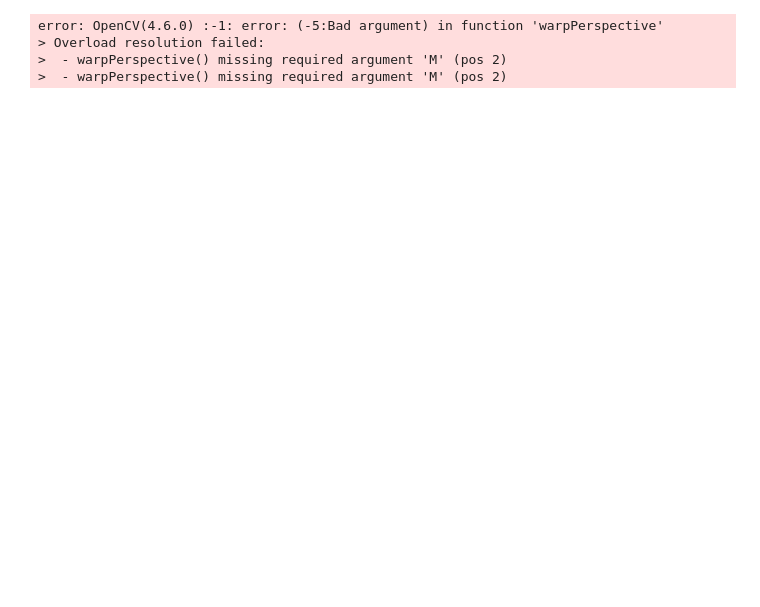
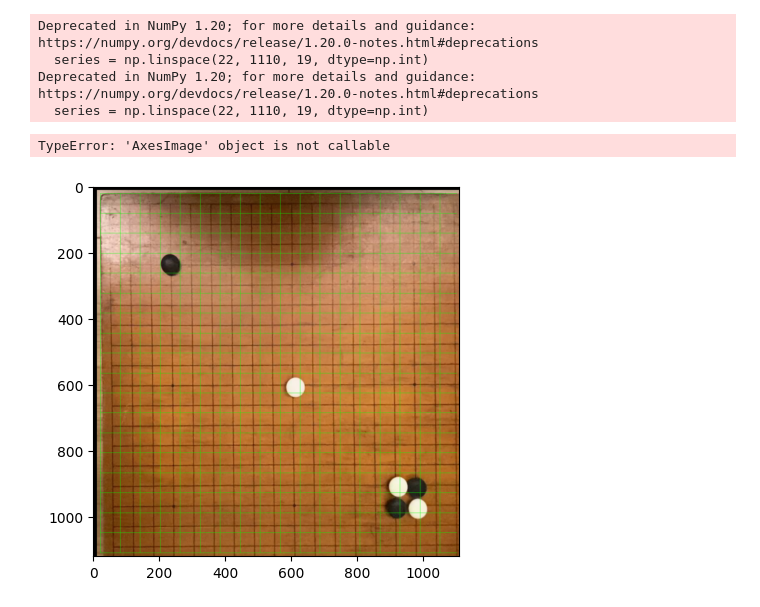
Before and after one commit to Howeng98/go_game_extension, a Jupyter notebook: test.ipynb, the cells around one changed output. Drawn from its saved outputs; the diff is of its cells as text; code cells hidden in the pictures; blank space fills up the shorter version.

```diff
--- a/test.ipynb
+++ b/test.ipynb
@@ -104,27 +47,27 @@ ys = circles[0,:,1] # 所有棋子的y坐标
 xs.sort()
 ys.sort()
 k = 1
-while xs[k]-xs[:k].mean() < 15:
+while xs[k]-xs[:k].mean() < 16:
 	k += 1
 
 x_min = int(round(xs[:k].mean()))
 k = 1
-while ys[k]-ys[:k].mean() < 15:
+while ys[k]-ys[:k].mean() < 16:
 	k += 1
 
 y_min = int(round(ys[:k].mean()))
 k = -1
-while xs[k:].mean() - xs[k-1] < 15:
+while xs[k:].mean() - xs[k-1] < 16:
 	k -= 1
 
 x_max = int(round(xs[k:].mean()))
 k = -1
-while ys[k:].mean() - ys[k-1] < 15:
+while ys[k:].mean() - ys[k-1] < 16:
 	k -= 1
 
 y_max = int(round(ys[k:].mean()))
 
-if abs(600-(x_max-x_min)) < abs(600-(y_max-y_min)):
+if abs(1120-(x_max-x_min)) < abs(1120-(y_max-y_min)):
 	v_min, v_max = x_min, x_max
 else:
 	v_min, v_max = y_min, y_max
@@ -133,59 +76,61 @@ lt = (v_min, v_min) # 棋盘网格左上角
 lb = (v_min, v_max) # 棋盘网格左下角
 rt = (v_max, v_min) # 棋盘网格右上角
 rb = (v_max, v_max) # 棋盘网格右下角
-pts1 = np.float32([[22, 22], [22, 598], [598, 22], [598, 598]])  # 棋盘四个角点的最终位置
+pts1 = np.float32([(10,10), (10,1110), (1110,10), (1110,1110)])  # 棋盘四个角点的最终位置
 pts2 = np.float32([lt, lb, rt, rb])
 m = cv2.getPerspectiveTransform(pts2, pts1)
-board_gray = cv2.warpPerspective(board_gray, m, (620, 620))
-board_bgr = cv2.warpPerspective(board_gray)
+# board_gray = cv2.warpPerspective(board_gray, m, (620, 620))
+board_bgr = cv2.warpPerspective(board_rgb, m, (1120, 1120))
 k = -1
-while xs[k:].mean() - xs[k-1] < 15:
+while xs[k:].mean() - xs[k-1] < 16:
 	k -= 1
 
 x_max = int(round(xs[k:].mean()))
 k = -1
-while ys[k:].mean() - ys[k-1] < 15:
+while ys[k:].mean() - ys[k-1] < 16:
 	k -= 1
 
 y_max = int(round(ys[k:].mean()))
 
-if abs(600-(x_max-x_min)) < abs(600-(y_max-y_min)):
+if abs(1120-(x_max-x_min)) < abs(1120-(y_max-y_min)):
 	v_min, v_max = x_min, x_max
 else:
 	v_min, v_max = y_min, y_max
 
 
 lt = (v_min, v_min) # 棋盘网格左上角
 lb = (v_min, v_max) # 棋盘网格左下角
 rt = (v_max, v_min) # 棋盘网格右上角
 rb = (v_max, v_max) # 棋盘网格右下角
-pts1 = np.float32([[22, 22], [22, 598], [598, 22], [598, 598]])  # 棋盘四个角点的最终位置
+pts1 = np.float32([(10,10), (10,1110), (1110,10), (1110,1110)])  # 棋盘四个角点的最终位置
 pts2 = np.float32([lt, lb, rt, rb])
 m = cv2.getPerspectiveTransform(pts2, pts1)
-board_gray = cv2.warpPerspective(board_gray, m, (620, 620))
-board_bgr = cv2.warpPerspective(board_bgr, m, (620, 620))
-cv2.imshow('go', board_gray)
+board_gray = cv2.warpPerspective(board_gray, m, (1110, 120))
+board_bgr = cv2.warpPerspective(board_bgr, m, (1110, 1120))
+plt.imshow(board_bgr)
 im = np.copy(board_bgr)
-series = np.linspace(22, 598, 19, dtype=np.int)
+series = np.linspace(22, 1110, 19, dtype=np.int)
 for i in series:
-	im = cv2.line(im, (22, i), (598, i), (0,255,0), 1)
-	im = cv2.line(im, (i, 22), (i, 598), (0,255,0), 1)
+	im = cv2.line(im, (22, i), (1110, i), (0,255,0), 1)
+	im = cv2.line(im, (i, 22), (i, 1110), (0,255,0), 1)
 
 # cv2.imshow('go', im)_bgr, m, (620, 620))
 # cv2.imshow('go', board_gray)
 im = np.copy(board_bgr)
-series = np.linspace(22, 598, 19, dtype=np.int)
+series = np.linspace(22, 1110, 19, dtype=np.int)
 for i in series:
-	im = cv2.line(im, (22, i), (598, i), (0,255,0), 1)
-	im = cv2.line(im, (i, 22), (i, 598), (0,255,0), 1)
+	im = cv2.line(im, (22, i), (1100, i), (0,255,0), 1)
+	im = cv2.line(im, (i, 22), (i, 1110), (0,255,0), 1)
 
-plt.imshow(im)
+plt.imshow(im)([(10,10), (10,1110), (1110,10), (1110,1110)])  # 棋盘四个角点的最终位置
 plt.show()
 # %% [output]
-error: OpenCV(4.6.0) :-1: error: (-5:Bad argument) in function 'warpPerspective'
-> Overload resolution failed:
->  - warpPerspective() missing required argument 'M' (pos 2)
->  - warpPerspective() missing required argument 'M' (pos 2)
+Deprecated in NumPy 1.20; for more details and guidance: https://numpy.org/devdocs/release/1.20.0-notes.html#deprecations
+  series = np.linspace(22, 1110, 19, dtype=np.int)
+Deprecated in NumPy 1.20; for more details and guidance: https://numpy.org/devdocs/release/1.20.0-notes.html#deprecations
+  series = np.linspace(22, 1110, 19, dtype=np.int)
+TypeError: 'AxesImage' object is not callable
+[figure, added]
 # %%
 def getChar(number):
     factor, moder = divmod(number, 26) # 26 字母个数
```
Also changed, not shown: parts of 13 cells of this notebook.
